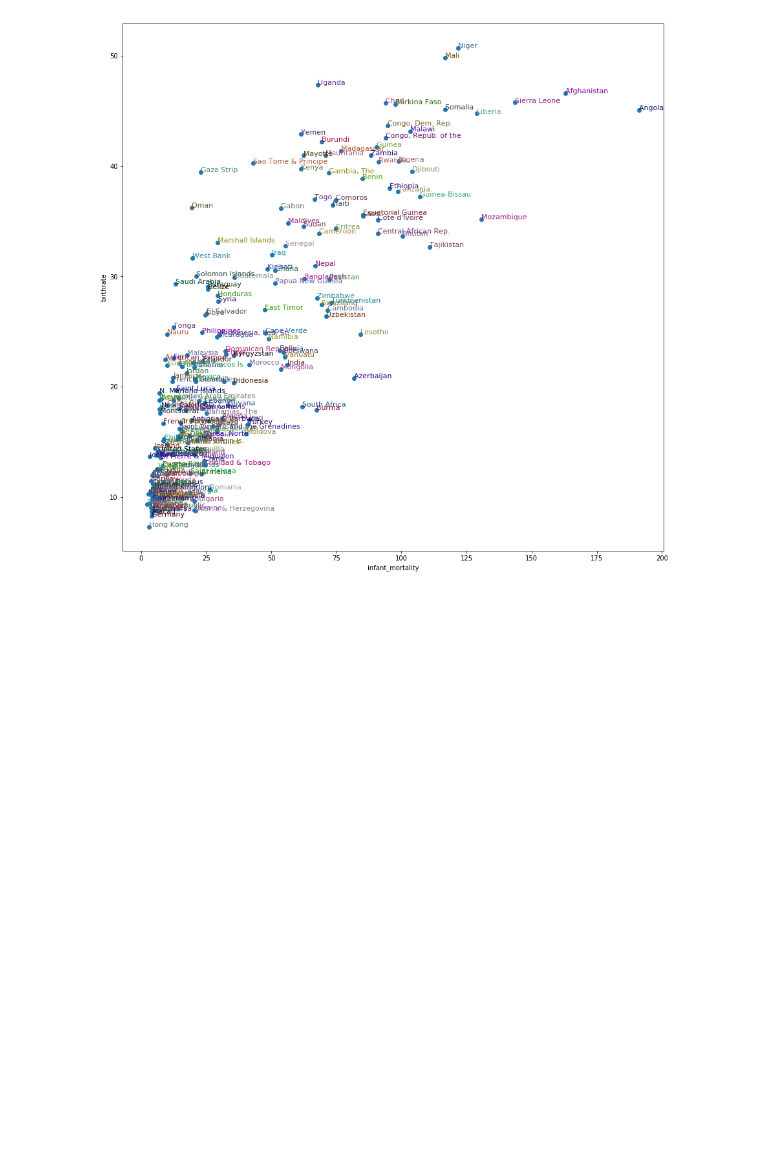
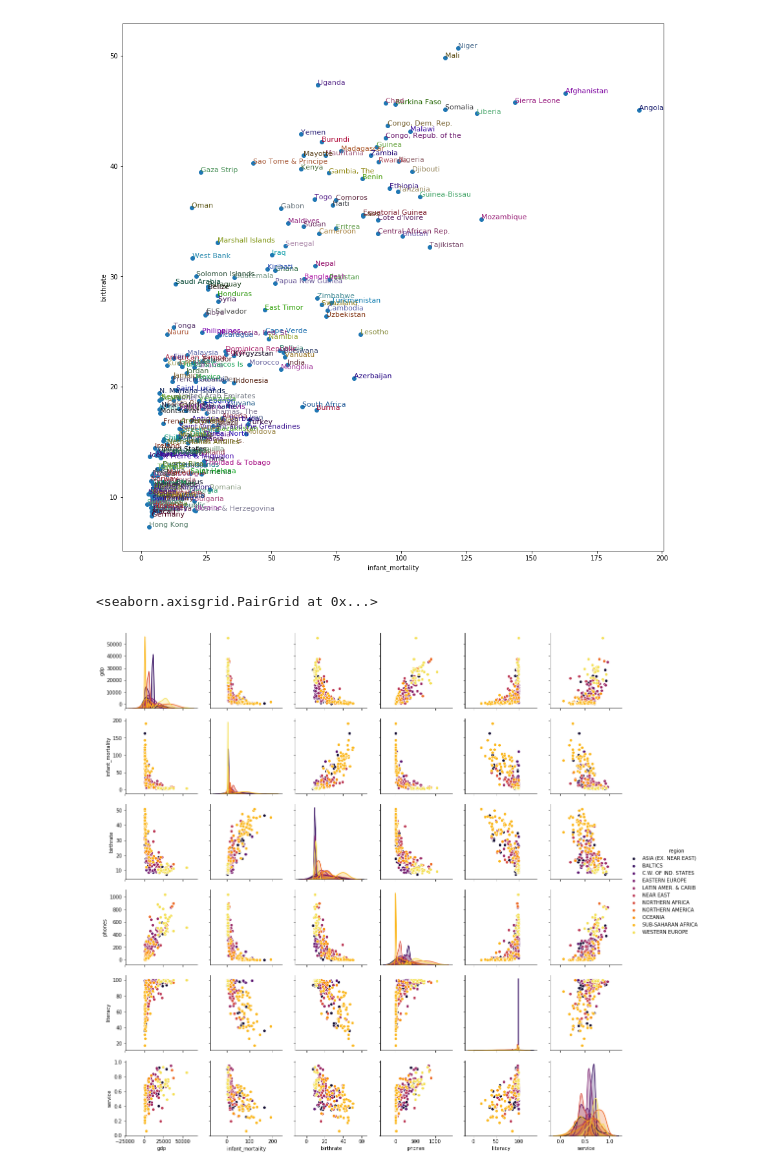
Before and after one commit to tallpress/fastai, a Jupyter notebook: practice_data_vis.ipynb, the cells around one changed output. Cells and saved outputs as stored; diff of their text form; code cells hidden in the pictures; blank space fills up the shorter version.

```diff
--- a/practice_data_vis.ipynb
+++ b/practice_data_vis.ipynb
@@ -229,3 +229,9 @@ posx and posy should be finite values
 posx and posy should be finite values
 posx and posy should be finite values
 [figure]
+# %%
+x = df.loc[:,["region","gdp","infant_mortality","birthrate","phones","literacy","service"]]
+sns.pairplot(x,hue="region",palette="inferno")
+# %% [output]
+<seaborn.axisgrid.PairGrid at 0x...>
+[figure, added]
```
